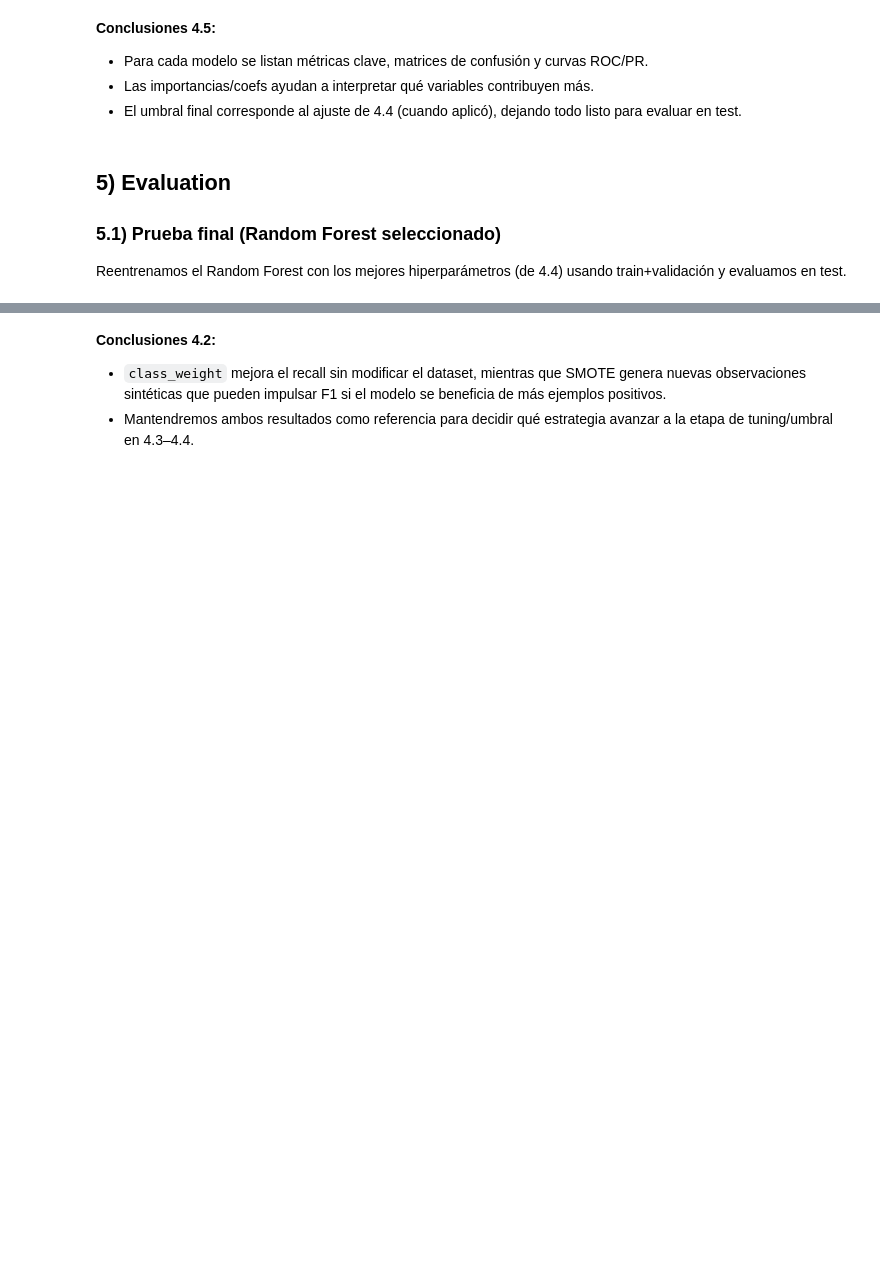
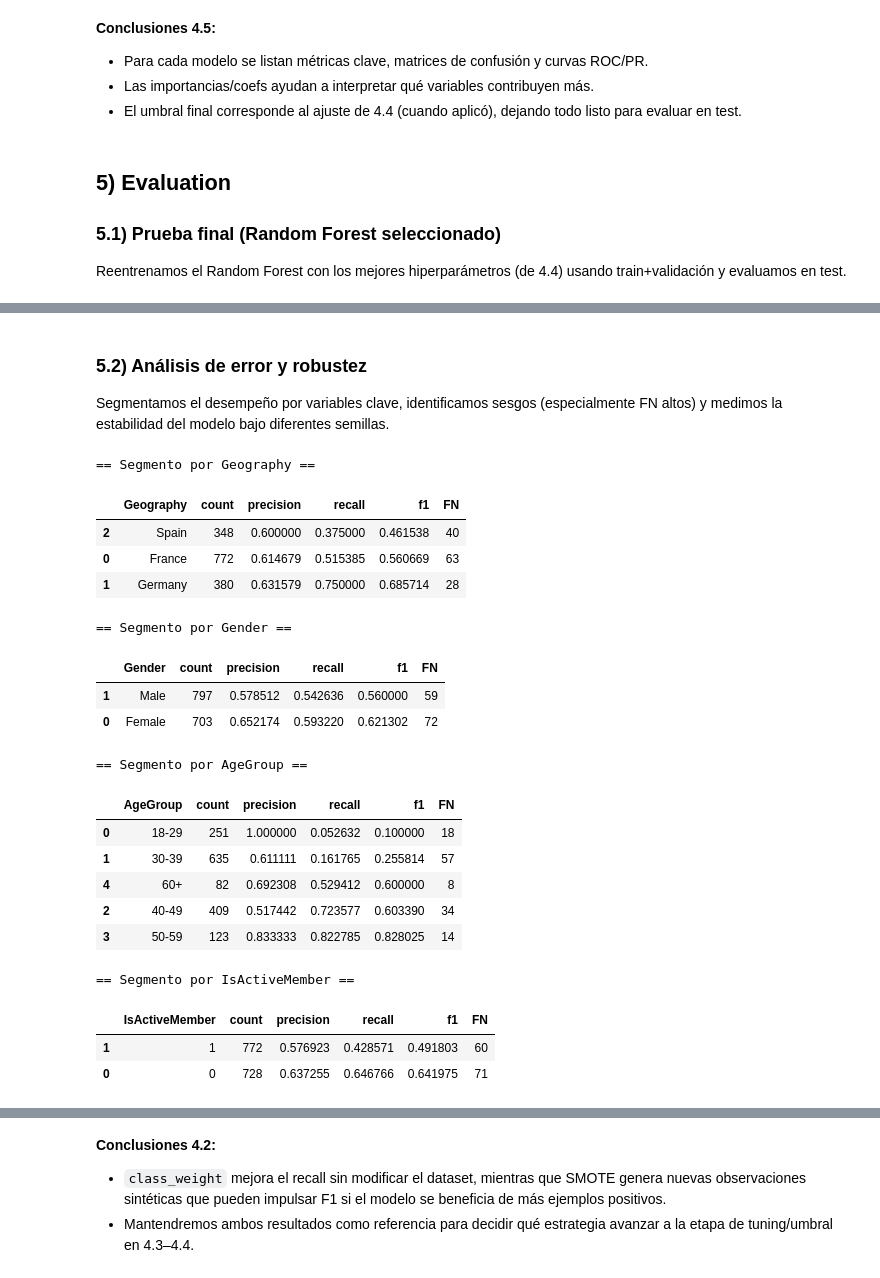
Before and after one commit to RickParra96/Taller-2-Fundamento-de-Ciencia-de-Datos, a Jupyter notebook: Taller_2_nombre_apellido.ipynb, the cells around one changed output, grey strips where cells are left out. Saved outputs shown, nothing was run; the diff lists cells and outputs as text; code cells hidden in the pictures; blank space fills up the shorter version.

Commit message:
Analisis de robustez

```diff
--- a/Taller_2_nombre_apellido.ipynb
+++ b/Taller_2_nombre_apellido.ipynb
@@ -1174,0 +1189,67 @@ print(confusion_matrix(y_test, preds_test))
+# %% [markdown]
+### 5.2) Análisis de error y robustez
+Segmentamos el desempeño por variables clave, identificamos sesgos (especialmente FN altos) y medimos la estabilidad del modelo bajo diferentes semillas.
+# %%
+# 5.2.1 Segmentación de desempeño
+import pandas as pd
+from sklearn.metrics import precision_score, recall_score, f1_score
+
+rf_entry = next(entry for entry in search_results if entry['model'] == 'RandomForest')
+rf_model = rf_entry['best_estimator']
+threshold = rf_entry.get('threshold_opt', 0.5)
+
+# Asegurar reentrenamiento con train+val si no se ha hecho
+try:
+    rf_model.predict(X_test)
+except Exception:
+    X_train_full = pd.concat([X_train, X_val])
+    y_train_full = pd.concat([y_train, y_val])
+    rf_model.fit(X_train_full, y_train_full)
+
+probs_test = rf_model.predict_proba(X_test)[:, 1]
+preds_test = (probs_test >= threshold).astype(int)
+
+test_segments = df_prep.loc[X_test.index, ['Geography', 'Gender', 'AgeGroup', 'IsActiveMember']].copy()
+test_segments['y_true'] = y_test.values
+test_segments['y_pred'] = preds_test
+test_segments['prob'] = probs_test
+
+def segment_metrics(df, col):
+    rows = []
+    for value, group in df.groupby(col):
+        y_true = group['y_true']
+        y_pred = group['y_pred']
+        rows.append({
+            col: value,
+            'count': len(group),
+            'precision': precision_score(y_true, y_pred, zero_division=0),
+            'recall': recall_score(y_true, y_pred, zero_division=0),
+            'f1': f1_score(y_true, y_pred, zero_division=0),
+            'FN': int(((y_true == 1) & (y_pred == 0)).sum())
+        })
+    return pd.DataFrame(rows).sort_values('recall')
+
+for column in ['Geography', 'Gender', 'AgeGroup', 'IsActiveMember']:
+    print(f"== Segmento por {column} ==")
+    display(segment_metrics(test_segments, column))
+# %% [output]
+== Segmento por Geography ==
+|  | Geography | count | precision | recall | f1 | FN |
+| 2 | Spain | 348 | 0.600000 | 0.375000 | 0.461538 | 40 |
+| 0 | France | 772 | 0.614679 | 0.515385 | 0.560669 | 63 |
+| 1 | Germany | 380 | 0.631579 | 0.750000 | 0.685714 | 28 |
+== Segmento por Gender ==
+|  | Gender | count | precision | recall | f1 | FN |
+| 1 | Male | 797 | 0.578512 | 0.542636 | 0.560000 | 59 |
+| 0 | Female | 703 | 0.652174 | 0.593220 | 0.621302 | 72 |
+== Segmento por AgeGroup ==
+|  | AgeGroup | count | precision | recall | f1 | FN |
+| 0 | 18-29 | 251 | 1.000000 | 0.052632 | 0.100000 | 18 |
+| 1 | 30-39 | 635 | 0.611111 | 0.161765 | 0.255814 | 57 |
+| 4 | 60+ | 82 | 0.692308 | 0.529412 | 0.600000 | 8 |
+| 2 | 40-49 | 409 | 0.517442 | 0.723577 | 0.603390 | 34 |
+| 3 | 50-59 | 123 | 0.833333 | 0.822785 | 0.828025 | 14 |
+== Segmento por IsActiveMember ==
+|  | IsActiveMember | count | precision | recall | f1 | FN |
+| 1 | 1 | 772 | 0.576923 | 0.428571 | 0.491803 | 60 |
+| 0 | 0 | 728 | 0.637255 | 0.646766 | 0.641975 | 71 |
```
Also changed, not shown: parts of 4 cells of this notebook.
